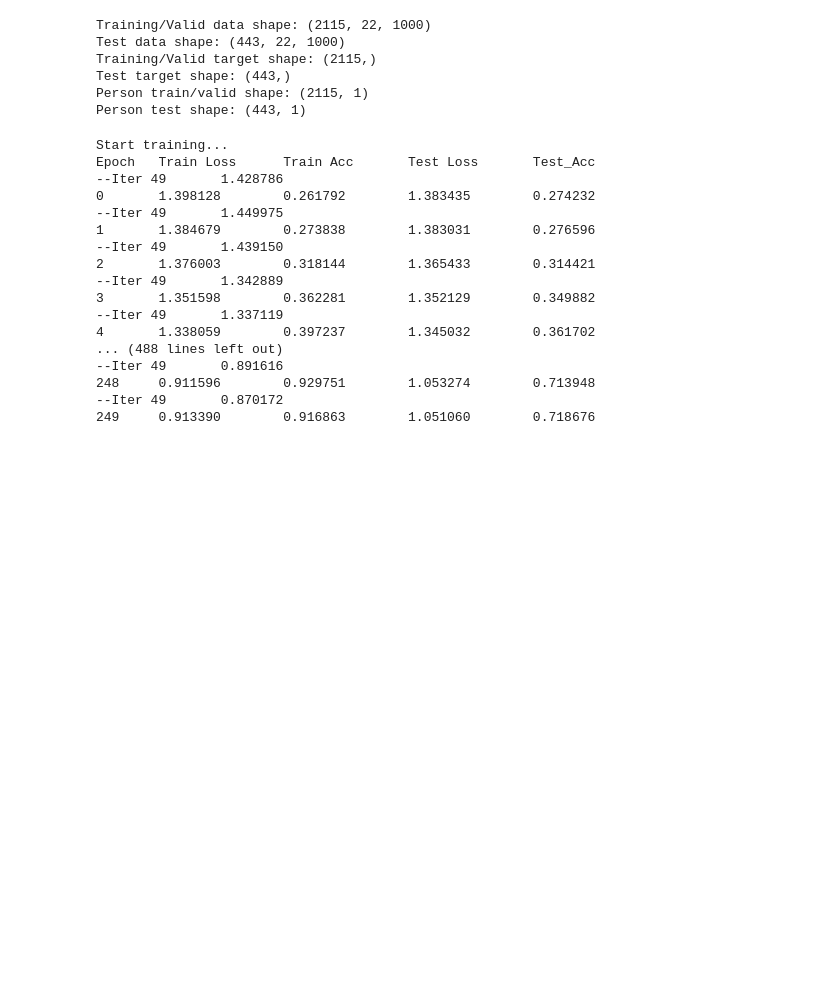
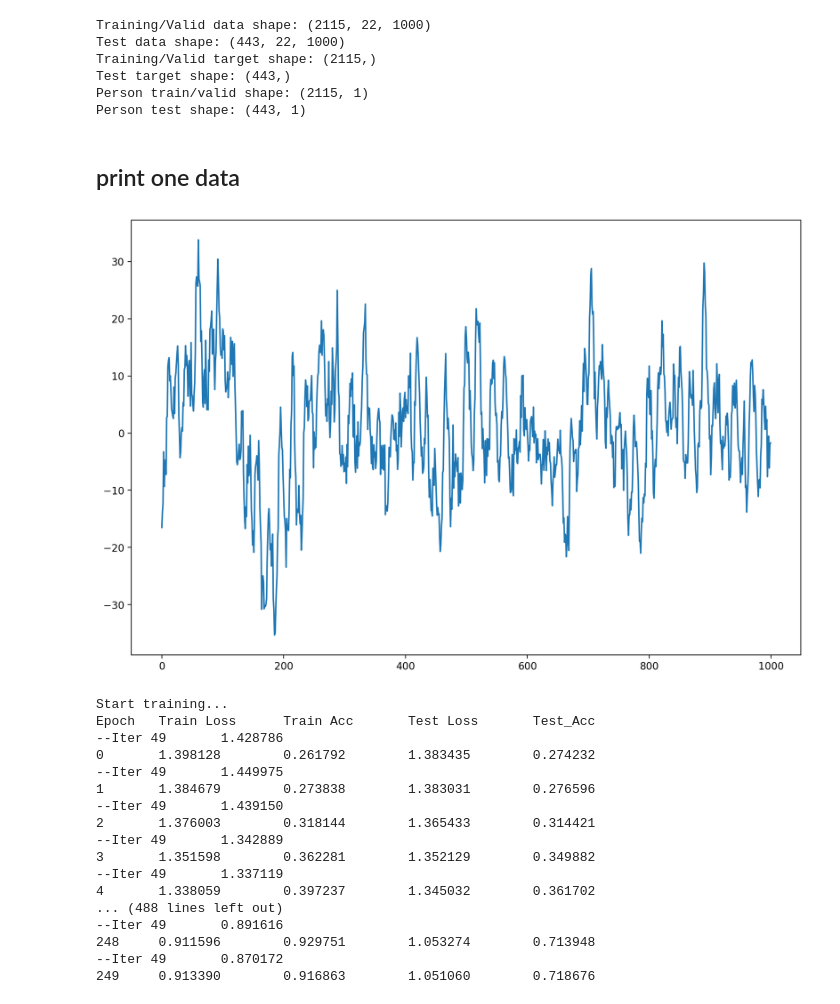
Before and after one commit to RX-0-95/EEG_Classification, a Jupyter notebook: EEG_loading.ipynb, the cells around one changed output. Cells and saved outputs as stored; diff of their text form; code cells hidden in the pictures; blank space fills up the shorter version.

```diff
--- a/EEG_loading.ipynb
+++ b/EEG_loading.ipynb
@@ -40,6 +38,12 @@ Training/Valid target shape: (2115,)
 Test target shape: (443,)
 Person train/valid shape: (2115, 1)
 Person test shape: (443, 1)
+# %% [markdown]
+## print one data
+# %%
+plot = plt.plot(X_train_valid[1,21])
+# %% [output]
+[figure, added]
 # %%
 X_test_dir = './data/X_test.npy'
 y_test_dir = './data/y_test.npy'
```
Also changed, not shown: parts of 1 cell of this notebook, 4 other files.
